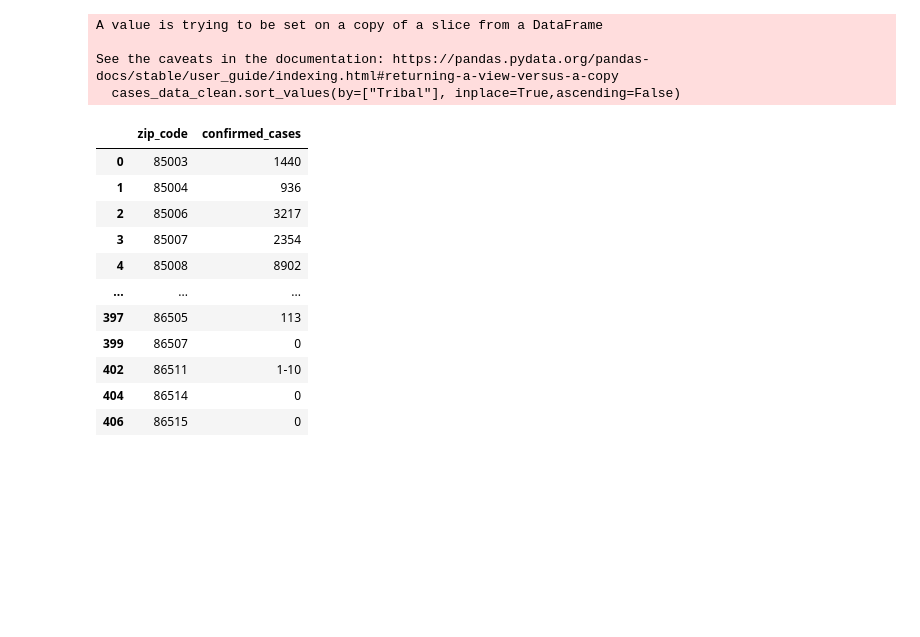
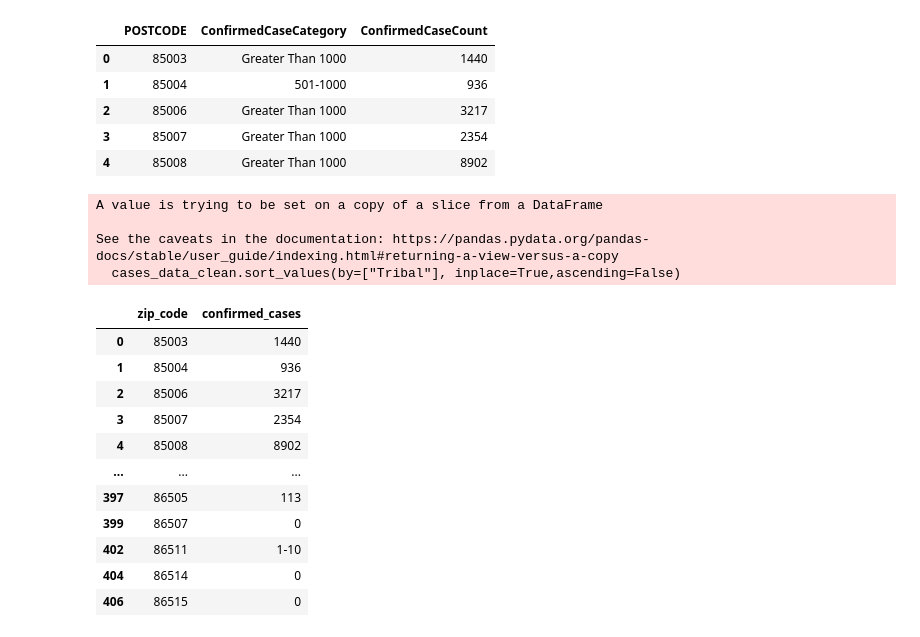
Before and after one commit to erinmann12/azcovidcases-etl, a Jupyter notebook: main.ipynb, the cells around one changed output. Cells and saved outputs as stored; diff of their text form; code cells hidden in the pictures; blank space fills up the shorter version.

```diff
--- a/main.ipynb
+++ b/main.ipynb
@@ -9,9 +9,16 @@ from config import host_number
 # %%
 #Cases by zip code
 # https://www.azdhs.gov/preparedness/epidemiology-disease-control/infectious-disease-epidemiology/covid-19/dashboards/index.php
 csv_file = "Resources/casesbyzip.csv"
 cases_data_df = pd.read_csv(csv_file)
-#cases_data_df.head()
+cases_data_df.head()
+# %% [output]
+|  | POSTCODE | ConfirmedCaseCategory | ConfirmedCaseCount |
+| 0 | 85003 | Greater Than 1000 | 1440 |
+| 1 | 85004 | 501-1000 | 936 |
+| 2 | 85006 | Greater Than 1000 | 3217 |
+| 3 | 85007 | Greater Than 1000 | 2354 |
+| 4 | 85008 | Greater Than 1000 | 8902 |
 # %%
 #Cleaning Round 1
 
```
Also changed, not shown: parts of 3 cells of this notebook, 1 other file.
